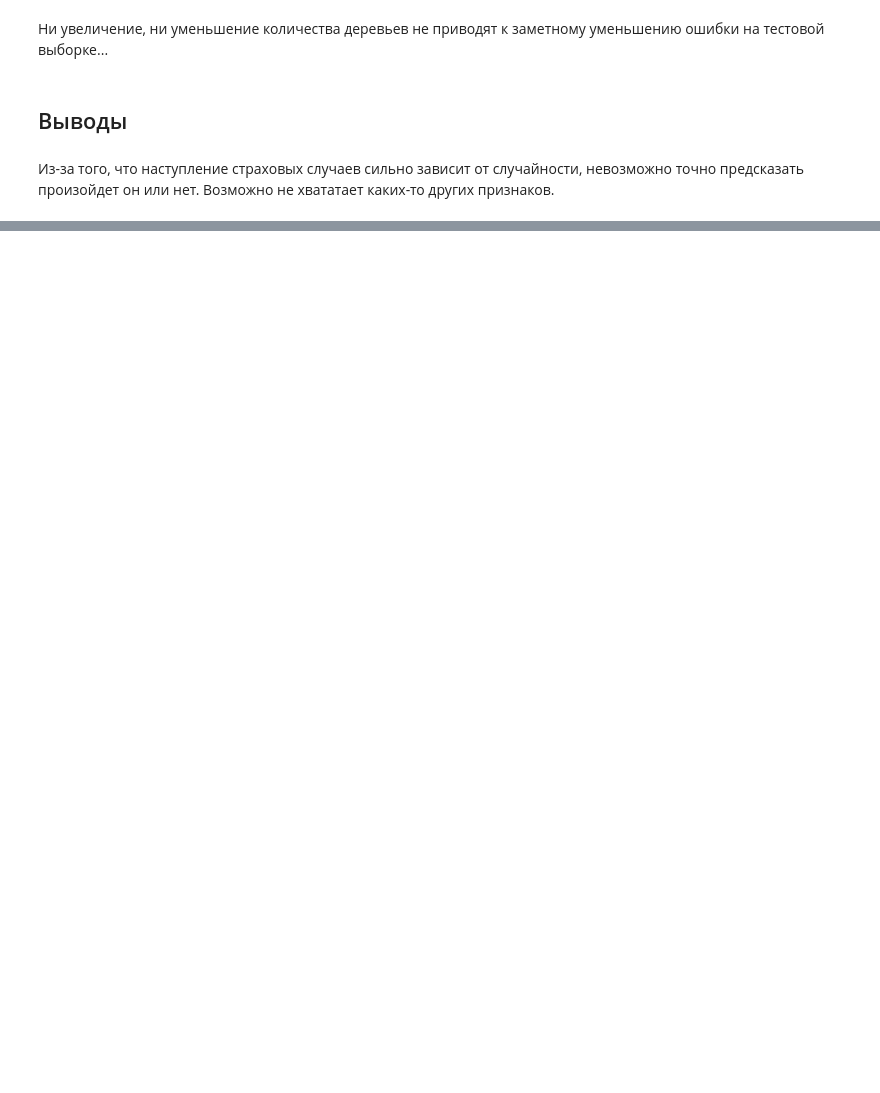
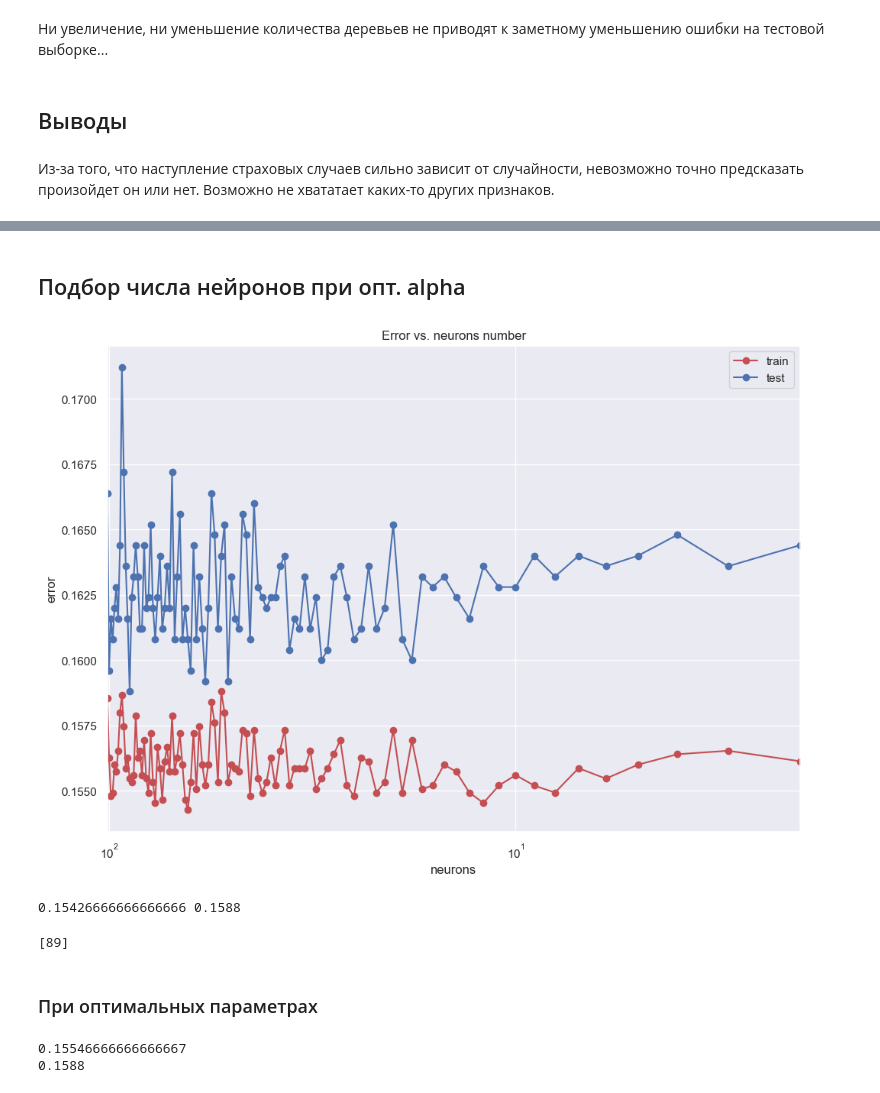
Before and after one commit to MADZEROPIE/M1ML, a Jupyter notebook: HW1.ipynb, the cells around one changed output, grey strips where cells are left out. Saved outputs shown, nothing was run; the diff lists cells and outputs as text; code cells hidden in the pictures; blank space fills up the shorter version.

```diff
--- a/HW1.ipynb
+++ b/HW1.ipynb
@@ -364,0 +468,2 @@ print(confusion_matrix(y_test, y_test_predict))
+# %%
+alpha_opt = alpha_opt[0]
@@ -364,0 +488,43 @@ print(confusion_matrix(y_test, y_test_predict))
+# %% [markdown]
+## Подбор числа нейронов при опт. alpha
+# %%
+def foo(neuron, x_train, y_train, x_test, y_test):
+    mlp_model = MLPClassifier(hidden_layer_sizes = (neuron,), activation = 'logistic',
+                           random_state = 42, alpha = alpha_opt, max_iter=2000 )
+    mlp_model.fit(x_train, y_train)
+
+    y_train_pred = mlp_model.predict(x_train)
+    y_test_pred = mlp_model.predict(x_test)
+    train_err = np.mean(y_train != y_train_pred)
+    test_err = np.mean(y_test != y_test_pred)
+    return train_err, test_err
+# %%
+from joblib import Parallel, delayed
+neurons_arr = np.array([i for i in range(2,102)])
+
+results = Parallel(n_jobs=-1)(delayed(foo)(neuron, x_train, y_train, x_test, y_test) for neuron in neurons_arr)
+train_err = list(map(lambda a: a[0], results))
+test_err = list(map(lambda a: a[1], results))
+# %%
+plt.semilogx(neurons_arr, train_err, 'r-o', label = 'train')
+plt.semilogx(neurons_arr, test_err, 'b-o', label = 'test')
+plt.xlim([np.max(neurons_arr), np.min(neurons_arr)])
+plt.title('Error vs. neurons number')
+plt.xlabel('neurons')
+plt.ylabel('error')
+plt.legend()
+pass
+# %% [output]
+[figure, added]
+# %%
+min_train_err = np.min(train_err)
+min_test_err = np.min(test_err)
+print(min_train_err, min_test_err)
+# %% [output]
+0.15426666666666666 0.1588
+# %%
+neurons_arr = np.array([i for i in range(2,102)])
+neurons_opt = neurons_arr[test_err == min_test_err]
+print(neurons_opt)
+# %% [output]
+[89]
@@ -364,0 +533,15 @@ print(confusion_matrix(y_test, y_test_predict))
+# %% [markdown]
+### При оптимальных параметрах
+# %%
+mlp_model = MLPClassifier(hidden_layer_sizes = (neurons_opt,),
+                          random_state = 42, alpha = alpha_opt,
+                          activation = 'logistic', max_iter=2000)
+mlp_model.fit(x_train, y_train)
+
+y_train_pred = mlp_model.predict(x_train)
+y_test_pred = mlp_model.predict(x_test)
+print(np.mean(y_train != y_train_pred))
+print(np.mean(y_test != y_test_pred))
+# %% [output]
+0.15546666666666667
+0.1588
```
Also changed, not shown: parts of 31 cells of this notebook.
